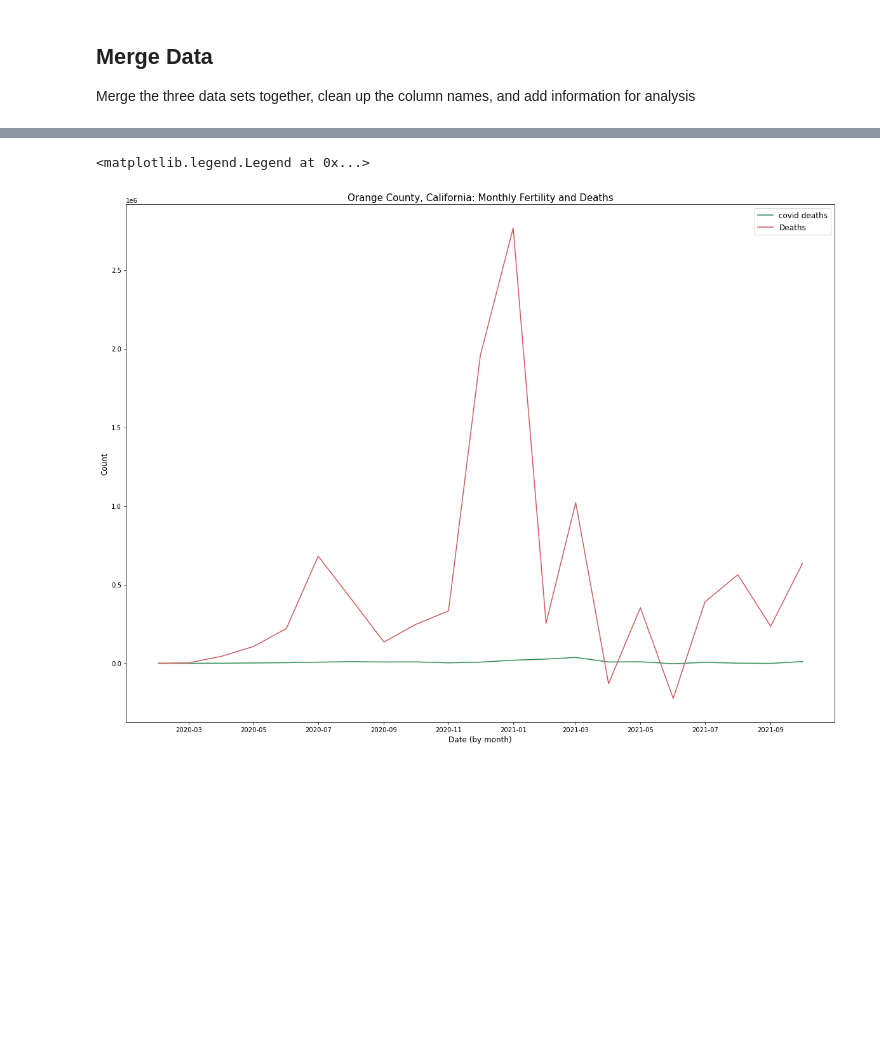
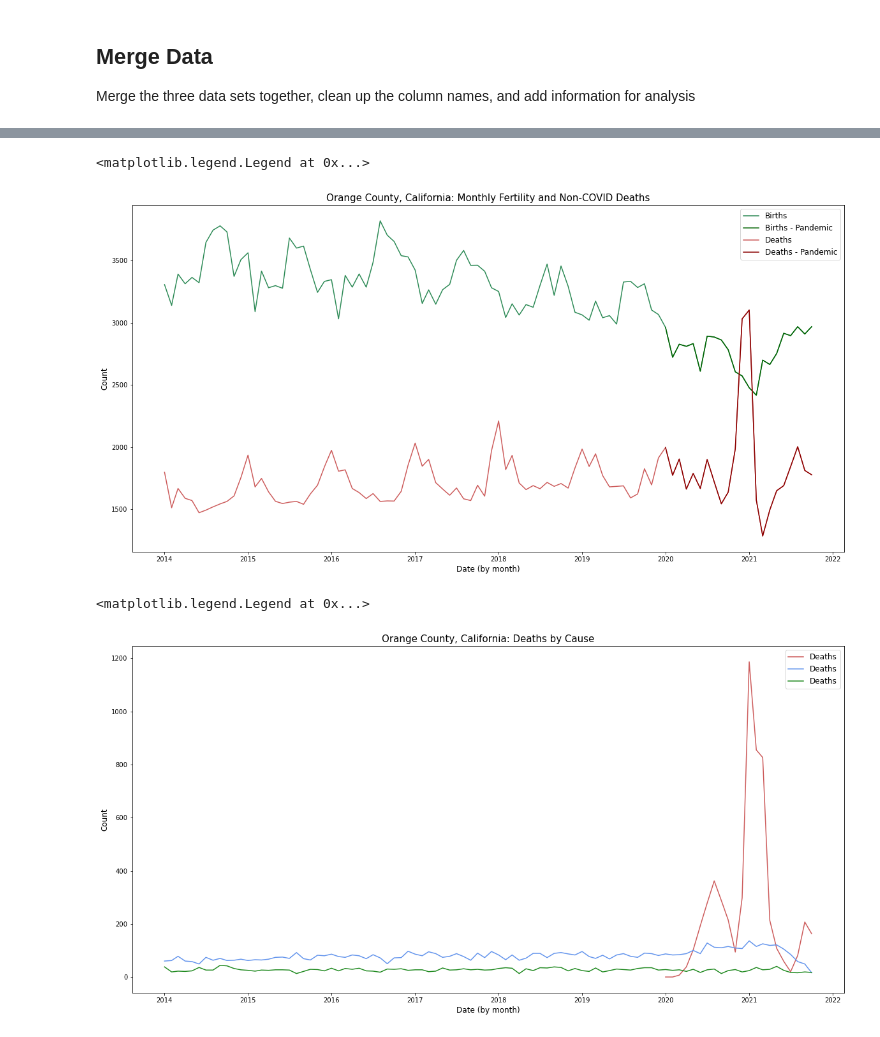
Before and after one commit to anushnap/data512-project, a Jupyter notebook: src/mortality_fertility_analysis.ipynb, the cells around one changed output, grey strips where cells are left out. Saved outputs shown, nothing was run; the diff lists cells and outputs as text; code cells hidden in the pictures; blank space fills up the shorter version.

```diff
--- a/src/mortality_fertility_analysis.ipynb
+++ b/src/mortality_fertility_analysis.ipynb
@@ -196,6 +196,7 @@ oc_df = deaths_chhs.merge(births_chhs, how = 'inner', on = ['County', 'date'])\
             axis = 1)\
     .drop(['County'], axis = 1)
 oc_df['pandemic'] = oc_df['date'] >= '2020-01-01'
+oc_df['non_covid_deaths'] = np.where(oc_df['covid_deaths'].isna(), oc_df['total_deaths'], oc_df['total_deaths'] - oc_df['covid_deaths'])
 # TODO: ADD NON-COVID DEATHS
 oc_df.to_csv(os.path.join(CLEAN_DATA_PATH, 'oc_cases-births-deaths.csv'), index = False)
 oc_df
@@ -229,11 +230,26 @@ plt.legend(fontsize = 12)
+# %%
+fig = plt.figure(figsize = (20, 10))
+plt.plot(oc_df['date'], oc_df['births'], label = 'Births', c = 'seagreen')
+plt.plot(oc_df.loc[oc_df['pandemic'], 'date'], oc_df.loc[oc_df['pandemic'], 'births'], label = 'Births - Pandemic', c = 'darkgreen')
+plt.plot(oc_df['date'], oc_df['non_covid_deaths'], label = 'Deaths', c = 'indianred')
+plt.plot(oc_df.loc[oc_df['pandemic'], 'date'], oc_df.loc[oc_df['pandemic'], 'non_covid_deaths'], label = 'Deaths - Pandemic', c = 'darkred')
+plt.xlabel('Date (by month)', fontsize = 12)
+plt.ylabel('Count', fontsize = 12)
+plt.title('Orange County, California: Monthly Fertility and Non-COVID Deaths', fontsize = 15)
+plt.legend(fontsize = 12)
+# %% [output]
+<matplotlib.legend.Legend at 0x...>
+[figure, added]
 # %%
-fig = plt.figure(figsize = (20, 15))
-plt.plot(oc_df['date'], oc_df['covid_deaths'], label = 'covid deaths', c = 'seagreen')
-plt.plot(oc_df['date'], oc_df['cases'], label = 'Deaths', c = 'indianred')
+fig = plt.figure(figsize = (20, 10))
+# plt.plot(oc_df['date'], oc_df['non_covid_deaths'], label = 'Deaths', c = 'black')
+plt.plot(oc_df['date'], oc_df['covid_deaths'], label = 'Deaths', c = 'indianred')
+plt.plot(oc_df['date'], oc_df['accidents'], label = 'Deaths', c = 'cornflowerblue')
+plt.plot(oc_df['date'], oc_df['suicide'], label = 'Deaths', c = 'forestgreen')
 plt.xlabel('Date (by month)', fontsize = 12)
 plt.ylabel('Count', fontsize = 12)
-plt.title('Orange County, California: Monthly Fertility and Deaths', fontsize = 15)
+plt.title('Orange County, California: Deaths by Cause', fontsize = 15)
 plt.legend(fontsize = 12)
 # %% [output]
 <matplotlib.legend.Legend at 0x...>
-[figure, old version]
+[figure, new version]
```
Also changed, not shown: parts of 2 cells of this notebook.
